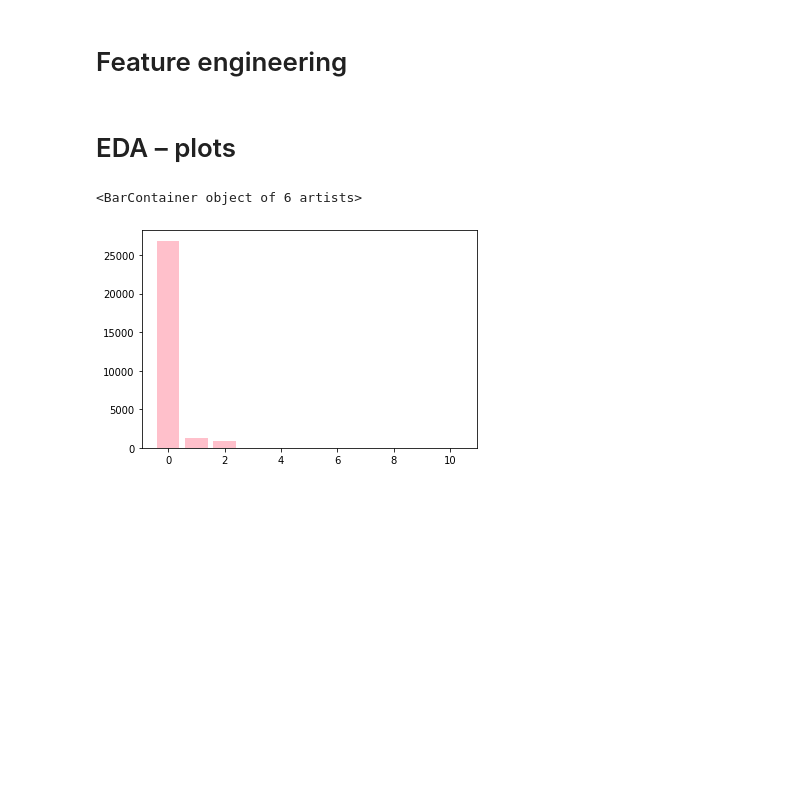
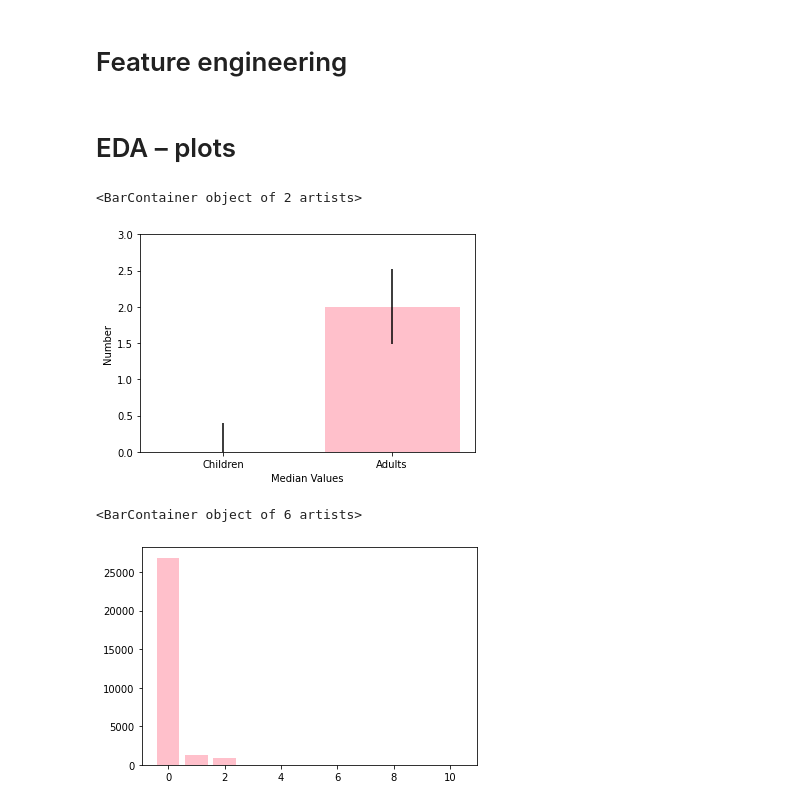
Before and after one commit to karriechou/inf2179-ml-challenge, a Jupyter notebook: KarrieChou_inf2179_ml_challenge_code.ipynb, the cells around one changed output. Drawn from its saved outputs; the diff is of its cells as text; code cells hidden in the pictures; blank space fills up the shorter version.

```diff
--- a/KarrieChou_inf2179_ml_challenge_code.ipynb
+++ b/KarrieChou_inf2179_ml_challenge_code.ipynb
@@ -56,6 +56,21 @@ training_data = training_data.drop(["type_of_meal_plan", "room_type_reserved", "
 training_data["stay_length"] = training_data["no_of_weekend_nights"] + training_data["no_of_week_nights"]
 # %% [markdown]
 # EDA – plots
+# %%
+children_median = np.median(training_data["no_of_children"])
+children_sd = np.std(training_data["no_of_children"])
+
+adults_median = np.median(training_data["no_of_adults"])
+adults_sd = np.std(training_data["no_of_adults"])
+
+plt.ylim(0, 3)
+plt.xlabel("Median Values")
+plt.ylabel("Number")
+plt.bar(x = ["Children", "Adults"], height = [children_median, adults_median],
+        yerr = [children_sd, adults_sd], color = "pink")
+# %% [output]
+<BarContainer object of 2 artists>
+[figure, added]
 # %%
 no_of_children_index = training_data["no_of_children"].value_counts().index.tolist()
 no_of_children_count = training_data["no_of_children"].value_counts().sort_index(ascending = True)
```
